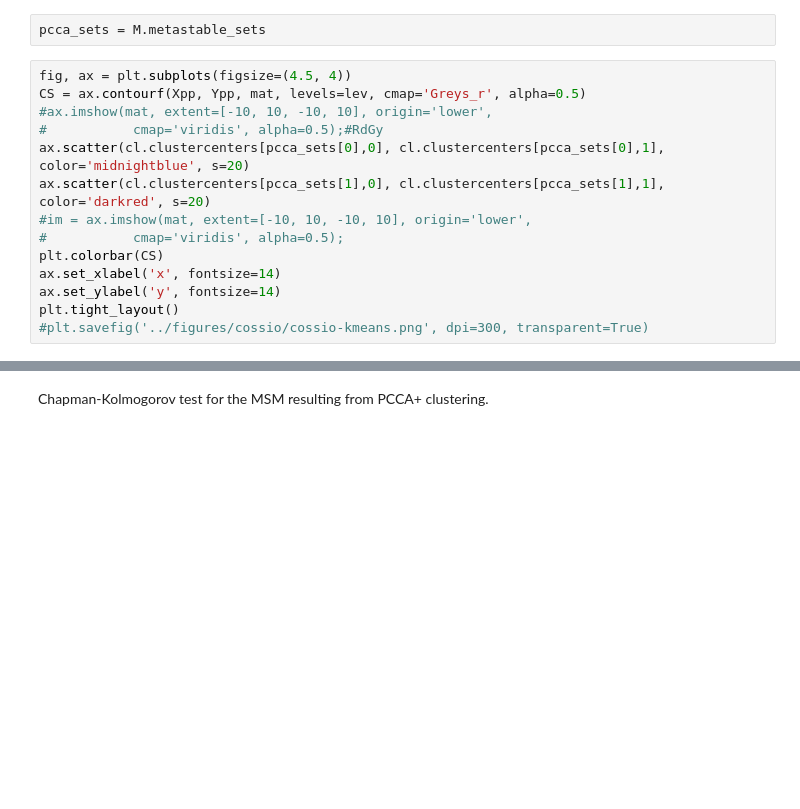
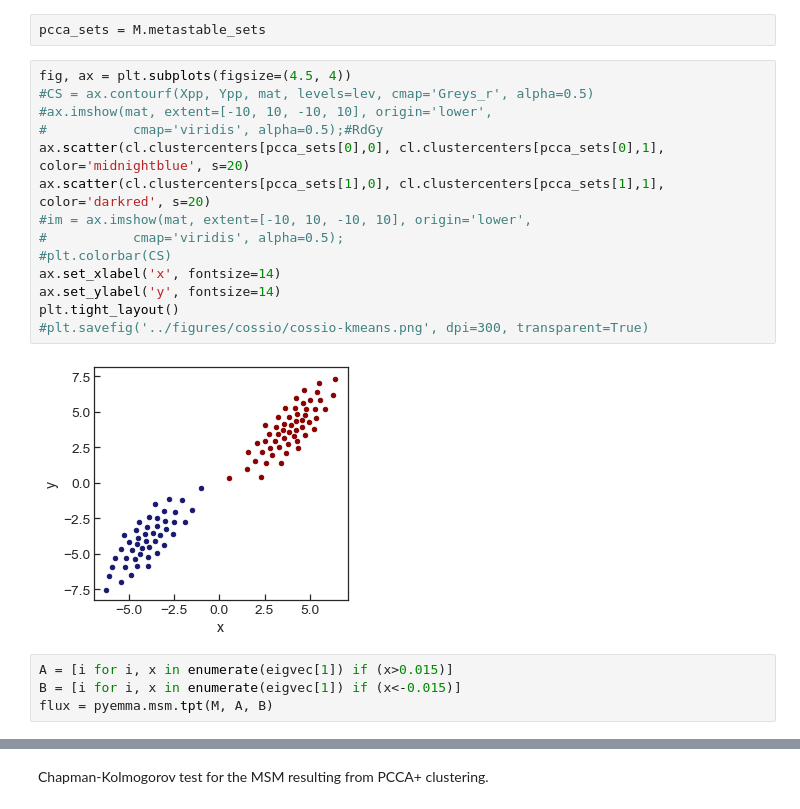
Before and after one commit to BioKT/hdbMSM, a Jupyter notebook: notebooks/cossio_potential.ipynb, the cells around one changed output, grey strips where cells are left out. Cells and saved outputs as stored; diff of their text form; blank space fills up the shorter version.

```diff
--- a/notebooks/cossio_potential.ipynb
+++ b/notebooks/cossio_potential.ipynb
@@ -134,15 +195,21 @@ M.pcca(2)
 pcca_sets = M.metastable_sets
 # %%
 fig, ax = plt.subplots(figsize=(4.5, 4))
-CS = ax.contourf(Xpp, Ypp, mat, levels=lev, cmap='Greys_r', alpha=0.5)
+#CS = ax.contourf(Xpp, Ypp, mat, levels=lev, cmap='Greys_r', alpha=0.5)
 #ax.imshow(mat, extent=[-10, 10, -10, 10], origin='lower',
 #           cmap='viridis', alpha=0.5);#RdGy
 ax.scatter(cl.clustercenters[pcca_sets[0],0], cl.clustercenters[pcca_sets[0],1], color='midnightblue', s=20)
 ax.scatter(cl.clustercenters[pcca_sets[1],0], cl.clustercenters[pcca_sets[1],1], color='darkred', s=20)
 #im = ax.imshow(mat, extent=[-10, 10, -10, 10], origin='lower',
 #           cmap='viridis', alpha=0.5);
-plt.colorbar(CS)
+#plt.colorbar(CS)
 ax.set_xlabel('x', fontsize=14)
 ax.set_ylabel('y', fontsize=14)
 plt.tight_layout()
 #plt.savefig('../figures/cossio/cossio-kmeans.png', dpi=300, transparent=True)
+# %% [output]
+[figure, added]
+# %%
+A = [i for i, x in enumerate(eigvec[1]) if (x>0.015)]
+B = [i for i, x in enumerate(eigvec[1]) if (x<-0.015)]
+flux = pyemma.msm.tpt(M, A, B)
```
Also changed, not shown: parts of 41 cells of this notebook.
